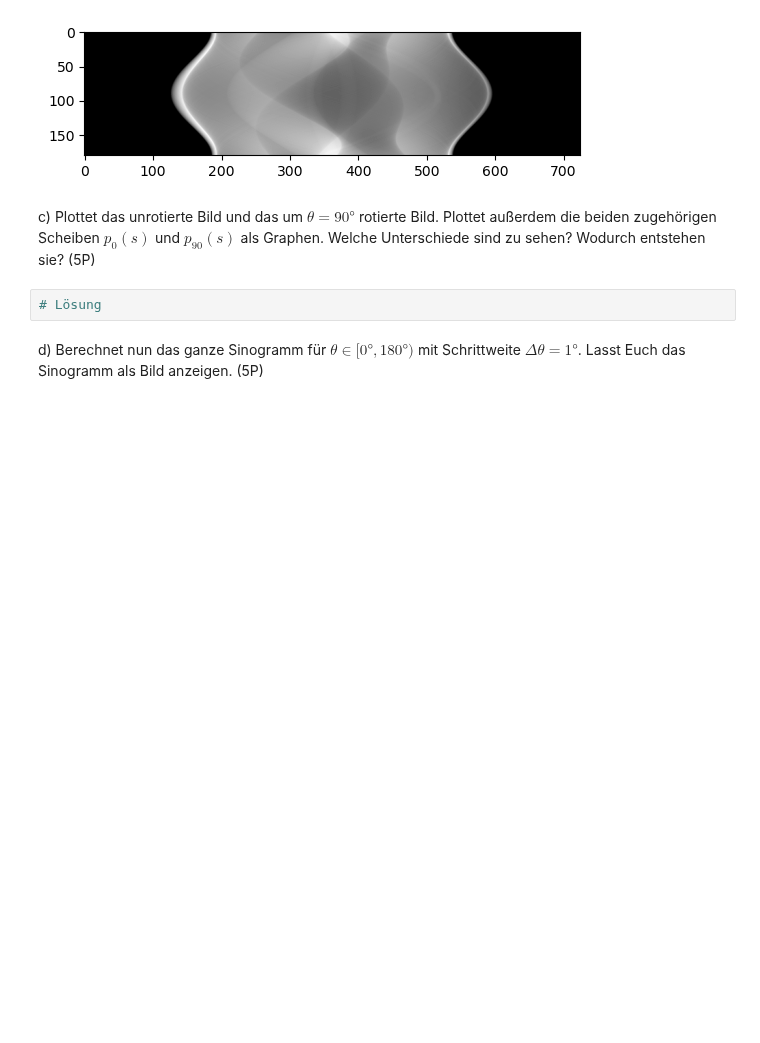
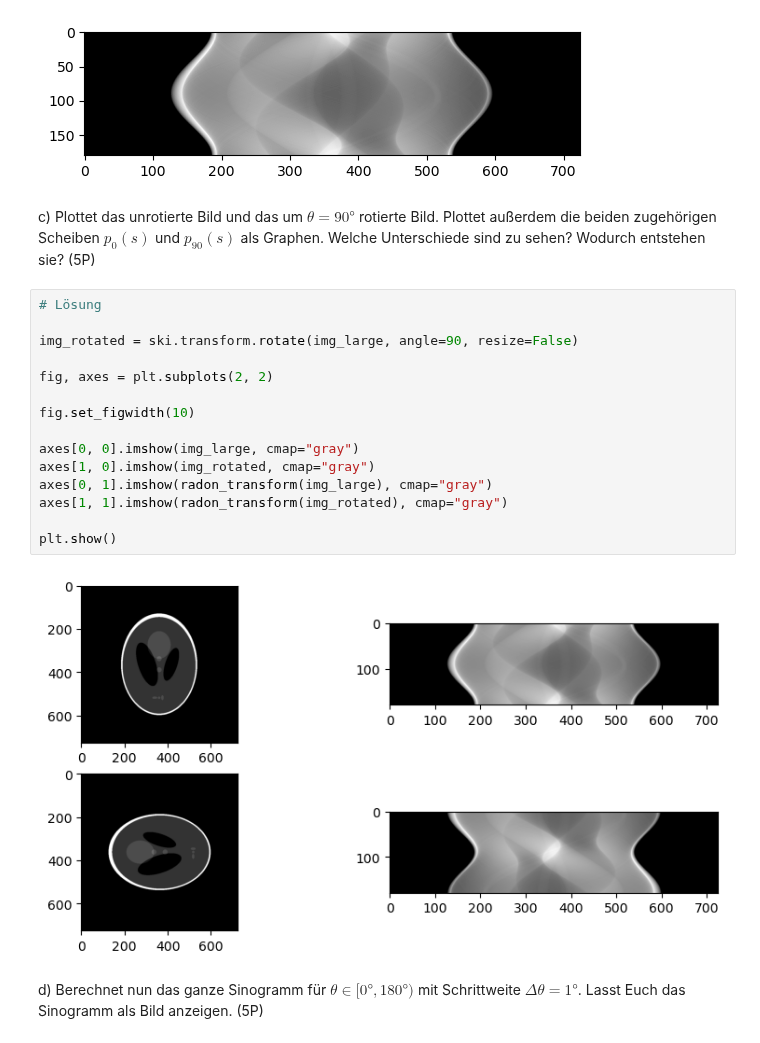
Before and after one commit to TimNogga/MedizinischeBildAnalyseBonn, a Jupyter notebook: mba-04/MBA_04.ipynb, the cells around one changed output. Cells and saved outputs as stored; diff of their text form; blank space fills up the shorter version.

```diff
--- a/mba-04/MBA_04.ipynb
+++ b/mba-04/MBA_04.ipynb
@@ -241,8 +241,23 @@ plt.imshow(transform, cmap="gray")
 [figure]
 # %% [markdown]
 c) Plottet das unrotierte Bild und das um $\theta = 90°$ rotierte Bild. Plottet außerdem die beiden zugehörigen Scheiben $p_0(s)$ und  $p_{90}(s)$ als Graphen. Welche Unterschiede sind zu sehen? Wodurch entstehen sie? (5P)
-# %%
-# Lösung
+# %%
+# Lösung
+
+img_rotated = ski.transform.rotate(img_large, angle=90, resize=False)
+
+fig, axes = plt.subplots(2, 2)
+
+fig.set_figwidth(10)
+
+axes[0, 0].imshow(img_large, cmap="gray")
+axes[1, 0].imshow(img_rotated, cmap="gray")
+axes[0, 1].imshow(radon_transform(img_large), cmap="gray")
+axes[1, 1].imshow(radon_transform(img_rotated), cmap="gray")
+
+plt.show()
+# %% [output]
+[figure, added]
 # %% [markdown]
 d) Berechnet nun das ganze Sinogramm für $\theta \in [0°, 180°)$ mit Schrittweite $\Delta \theta = 1°$. Lasst Euch das Sinogramm als Bild anzeigen. (5P)
 # %%
```
